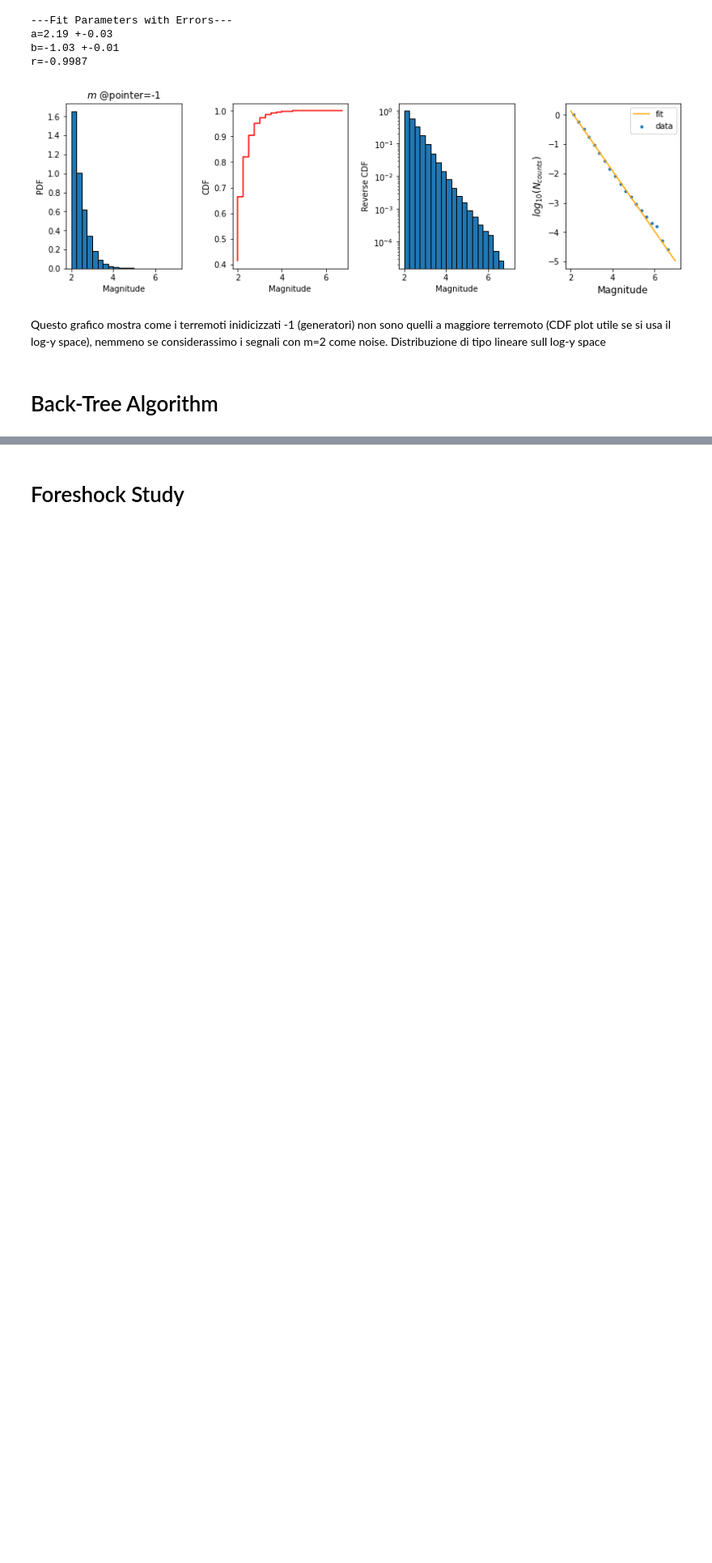
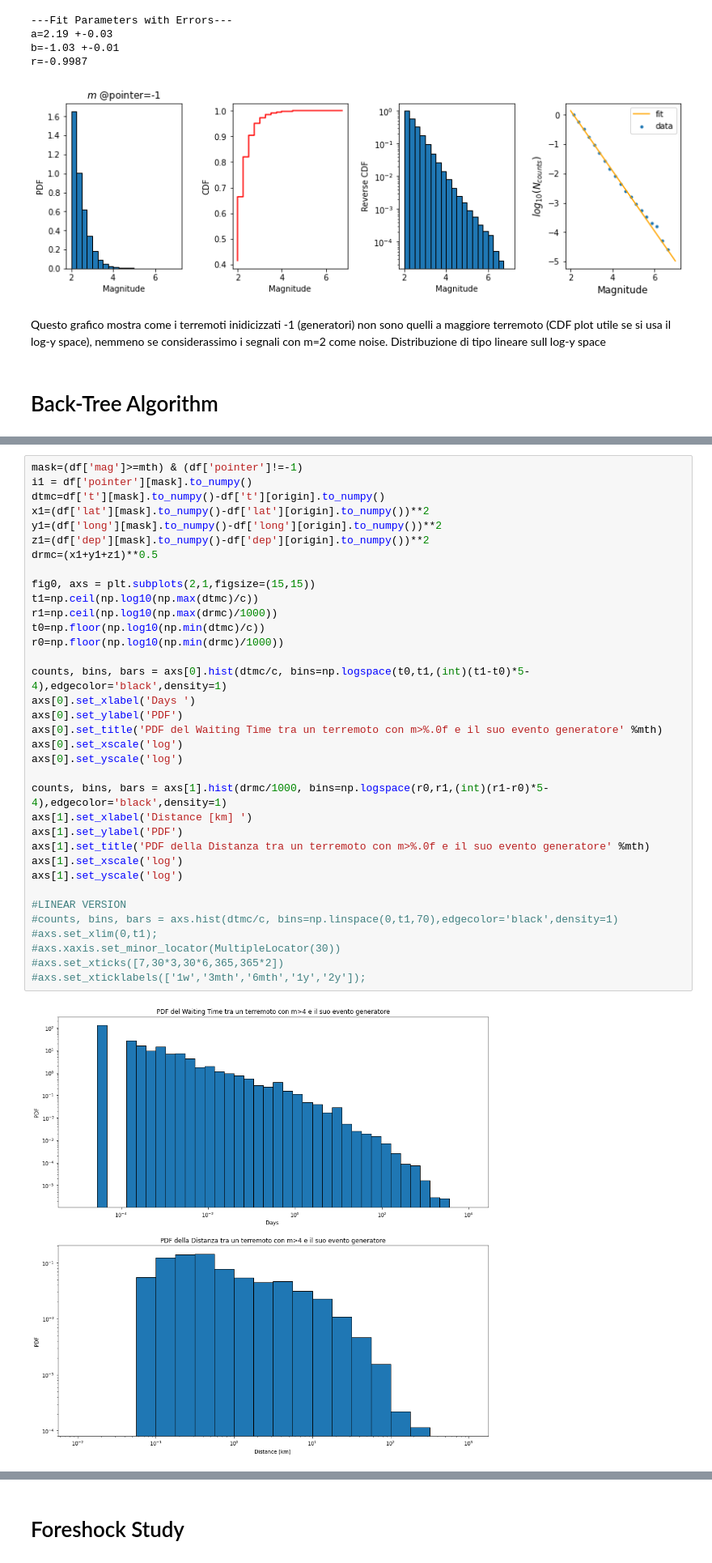
Before and after one commit to andreazanola98/Earthquake-Data-Analysis, a Jupyter notebook: Andrea.ipynb, the cells around one changed output, grey strips where cells are left out. Shown: that part at 81% size. Drawn from its saved outputs; the diff is of its cells as text; blank space fills up the shorter version.

```diff
--- a/Andrea.ipynb
+++ b/Andrea.ipynb
@@ -154,0 +156,37 @@ originv=np.unique(np.delete(originv,-1))#tutti gli indici (no doppioni) che port
+# %%
+mask=(df['mag']>=mth) & (df['pointer']!=-1)
+i1 = df['pointer'][mask].to_numpy()
+dtmc=df['t'][mask].to_numpy()-df['t'][origin].to_numpy()
+x1=(df['lat'][mask].to_numpy()-df['lat'][origin].to_numpy())**2
+y1=(df['long'][mask].to_numpy()-df['long'][origin].to_numpy())**2
+z1=(df['dep'][mask].to_numpy()-df['dep'][origin].to_numpy())**2
+drmc=(x1+y1+z1)**0.5
+
+fig0, axs = plt.subplots(2,1,figsize=(15,15))
+t1=np.ceil(np.log10(np.max(dtmc)/c))
+r1=np.ceil(np.log10(np.max(drmc)/1000))
+t0=np.floor(np.log10(np.min(dtmc)/c))
+r0=np.floor(np.log10(np.min(drmc)/1000))
+
+counts, bins, bars = axs[0].hist(dtmc/c, bins=np.logspace(t0,t1,(int)(t1-t0)*5-4),edgecolor='black',density=1)
+axs[0].set_xlabel('Days ')
+axs[0].set_ylabel('PDF')
+axs[0].set_title('PDF del Waiting Time tra un terremoto con m>%.0f e il suo evento generatore' %mth)
+axs[0].set_xscale('log')
+axs[0].set_yscale('log')
+
+counts, bins, bars = axs[1].hist(drmc/1000, bins=np.logspace(r0,r1,(int)(r1-r0)*5-4),edgecolor='black',density=1)
+axs[1].set_xlabel('Distance [km] ')
+axs[1].set_ylabel('PDF')
+axs[1].set_title('PDF della Distanza tra un terremoto con m>%.0f e il suo evento generatore' %mth)
+axs[1].set_xscale('log')
+axs[1].set_yscale('log')
+
+#LINEAR VERSION
+#counts, bins, bars = axs.hist(dtmc/c, bins=np.linspace(0,t1,70),edgecolor='black',density=1)
+#axs.set_xlim(0,t1);
+#axs.xaxis.set_minor_locator(MultipleLocator(30))
+#axs.set_xticks([7,30*3,30*6,365,365*2])
+#axs.set_xticklabels(['1w','3mth','6mth','1y','2y']);
+# %% [output]
+[figure, added]
```
Also changed, not shown: parts of 17 cells of this notebook.
